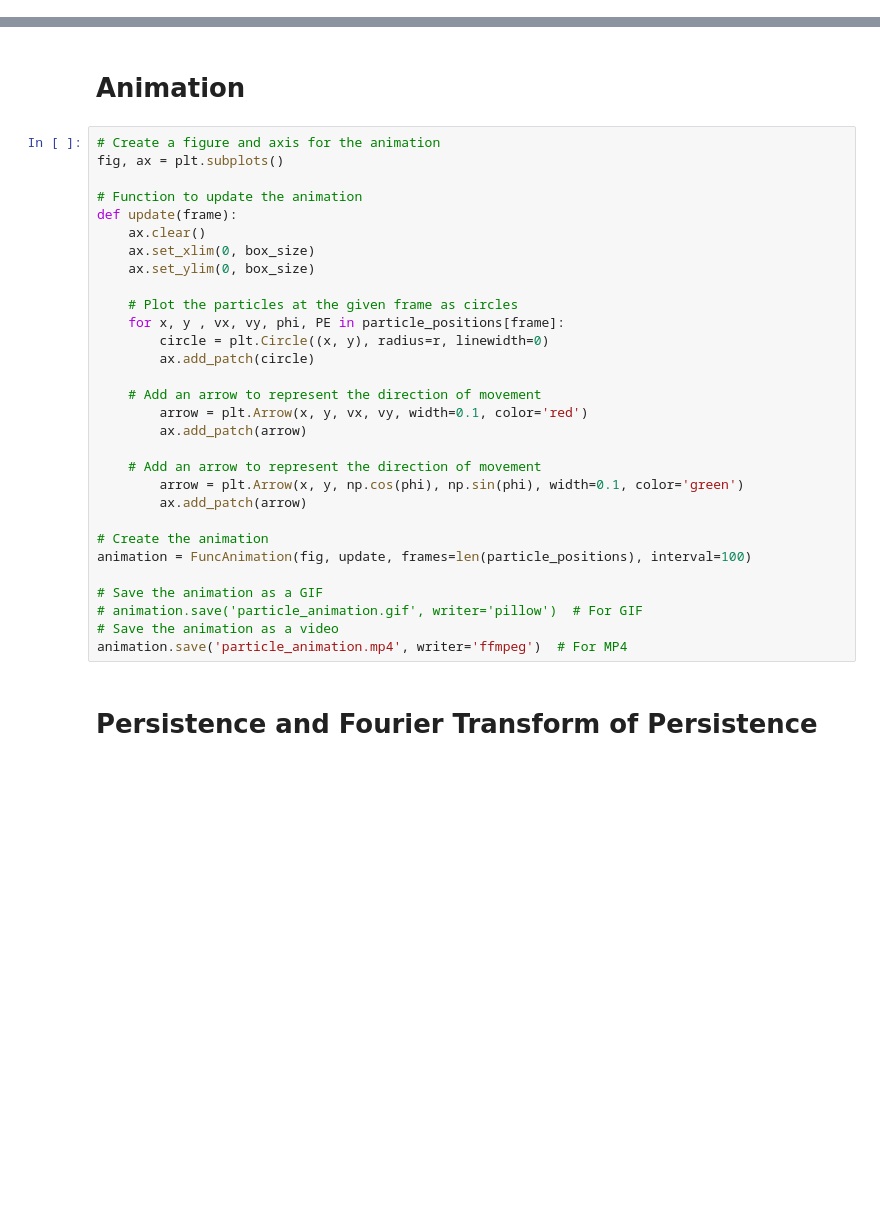
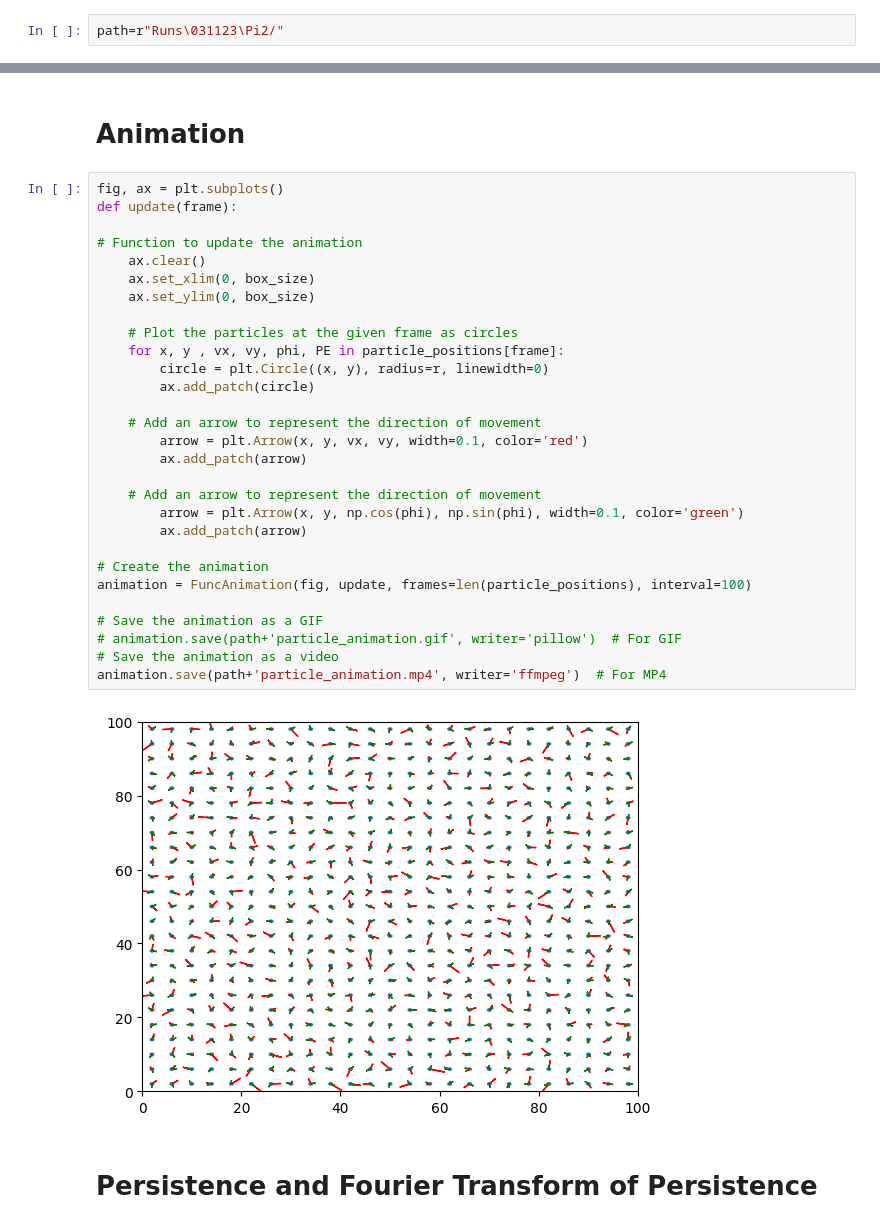
Before and after one commit to hawexrutile/Fluid-Simulations, a Jupyter notebook: Animation.ipynb, the cells around one changed output, grey strips where cells are left out. Saved outputs shown, nothing was run; the diff lists cells and outputs as text; blank space fills up the shorter version.

```diff
--- a/Animation.ipynb
+++ b/Animation.ipynb
@@ -11,4 +12,6 @@ from time import sleep
 from matplotlib.animation import FuncAnimation
 from scipy.signal import find_peaks
 from scipy.optimize import curve_fit
+# %%
+path=r"Runs\031123\Pi2/"
 # %% [markdown]
@@ -163,35 +124,36 @@ FinalSysImagePlotter()
 # %% [markdown]
 # Animation
 # %%
-# Create a figure and axis for the animation
 fig, ax = plt.subplots()
+def update(frame):
 
 # Function to update the animation
-def update(frame):
     ax.clear()
     ax.set_xlim(0, box_size)
     ax.set_ylim(0, box_size)
 
     # Plot the particles at the given frame as circles
     for x, y , vx, vy, phi, PE in particle_positions[frame]:
         circle = plt.Circle((x, y), radius=r, linewidth=0)
         ax.add_patch(circle)
 
     # Add an arrow to represent the direction of movement
         arrow = plt.Arrow(x, y, vx, vy, width=0.1, color='red')
         ax.add_patch(arrow)
 
     # Add an arrow to represent the direction of movement
         arrow = plt.Arrow(x, y, np.cos(phi), np.sin(phi), width=0.1, color='green')
         ax.add_patch(arrow)
 
 # Create the animation
 animation = FuncAnimation(fig, update, frames=len(particle_positions), interval=100)
 
 # Save the animation as a GIF
-# animation.save('particle_animation.gif', writer='pillow')  # For GIF
+# animation.save(path+'particle_animation.gif', writer='pillow')  # For GIF
 # Save the animation as a video
-animation.save('particle_animation.mp4', writer='ffmpeg')  # For MP4
+animation.save(path+'particle_animation.mp4', writer='ffmpeg')  # For MP4
+# %% [output]
+[figure, added]
 # %% [markdown]
 # Persistence and Fourier Transform of Persistence
 # %%
```
Also changed, not shown: parts of 13 cells of this notebook.
